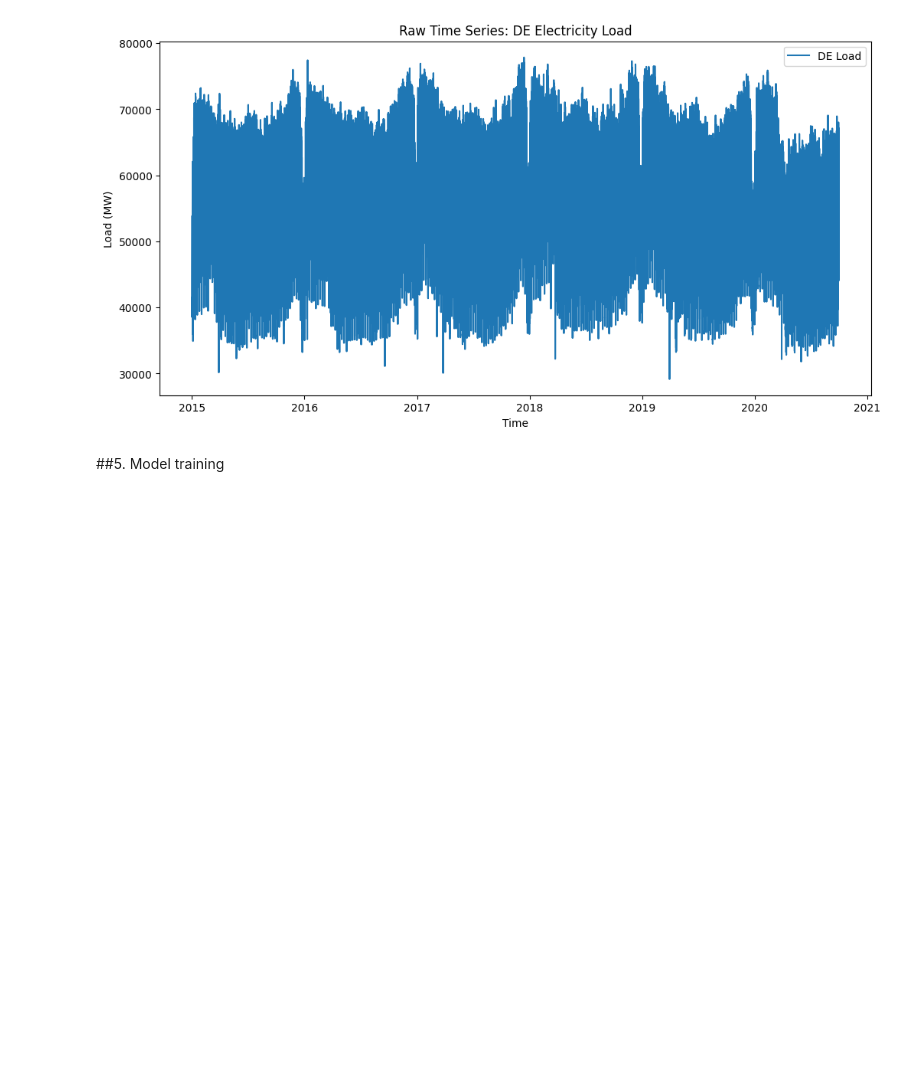
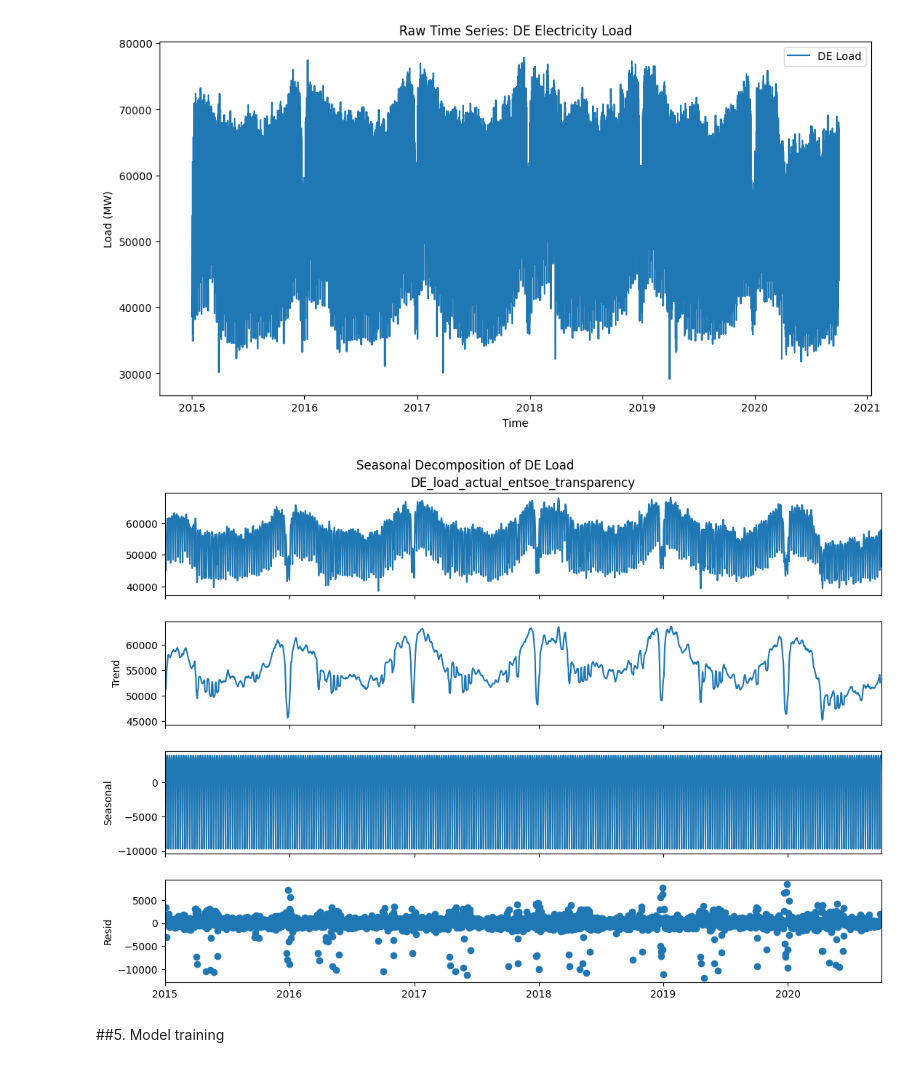
Before and after one commit to Phionanamugga/Energy_Projects, a Jupyter notebook: load_forecasting.ipynb, the cells around one changed output. Cells and saved outputs as stored; diff of their text form; code cells hidden in the pictures; blank space fills up the shorter version.

Commit message:
shows seasonal decomposition of electricity loading for different years

```diff
--- a/load_forecasting.ipynb
+++ b/load_forecasting.ipynb
@@ -294,6 +294,15 @@ plt.show()
 # %% [output]
 EDA Visualizations
 [figure]
+# %%
+# 2. Seasonal decomposition for DE load (time series analysis)
+decompose_result = seasonal_decompose(de_load_raw.resample('D').mean(), model='additive')  # Daily resample for clarity
+fig = decompose_result.plot()
+fig.set_size_inches(12, 8)
+plt.suptitle('Seasonal Decomposition of DE Load')
+plt.show()
+# %% [output]
+[figure, added]
 # %% [markdown]
 ##5. Model training
 # %%
```
